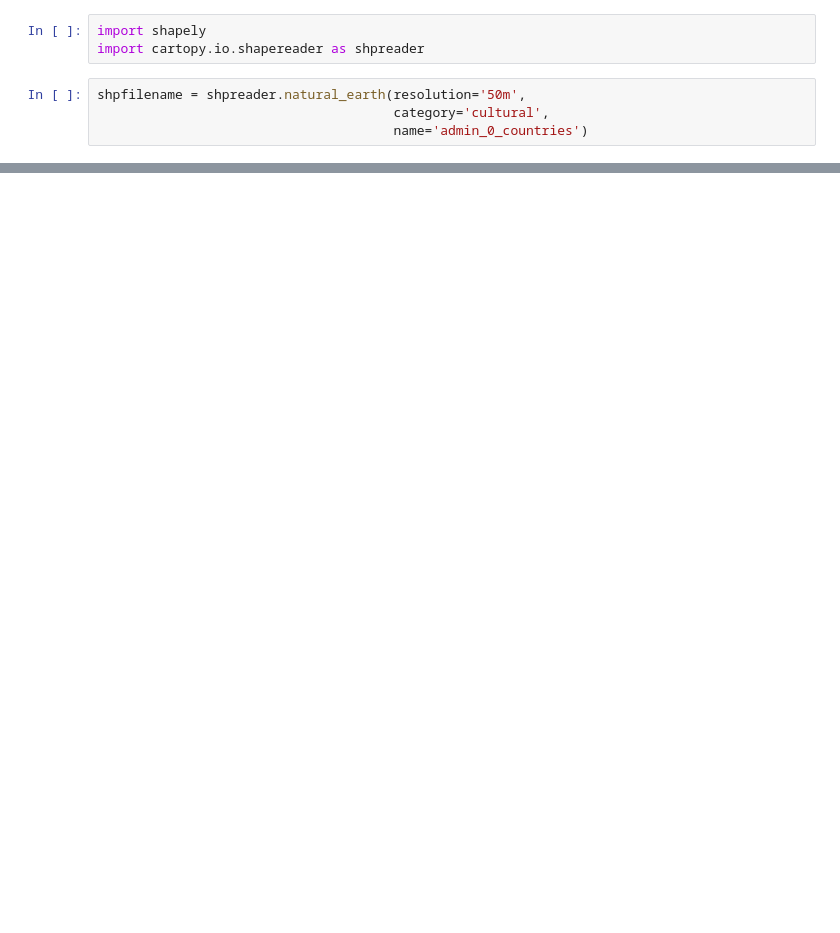
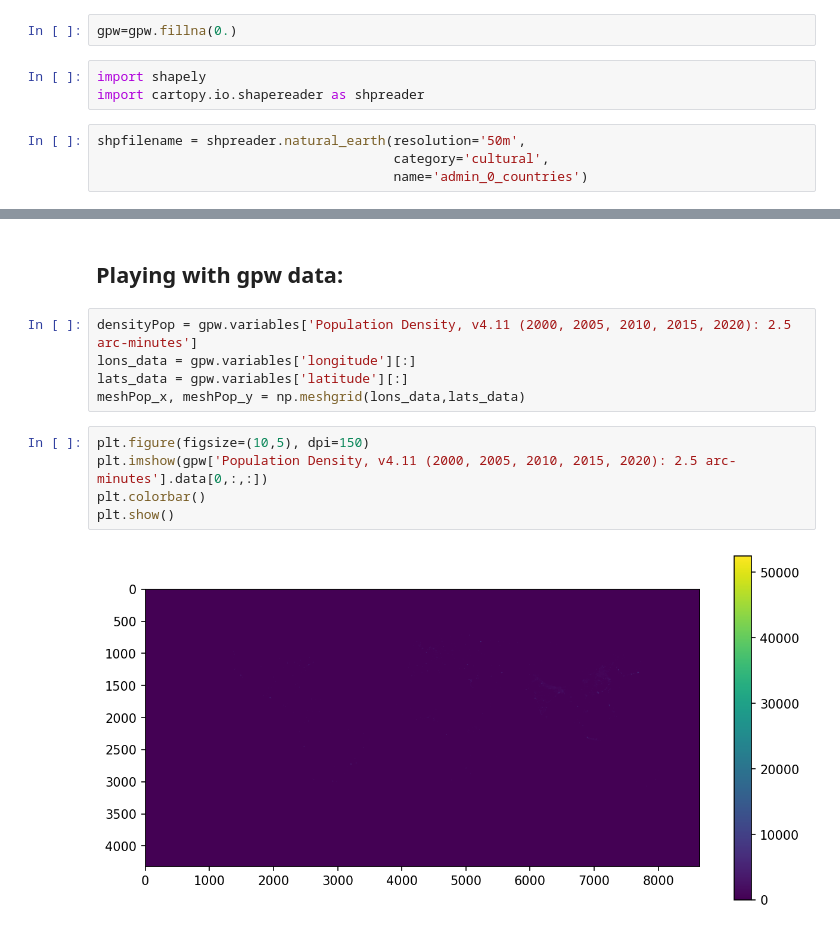
Before and after one commit to fanqi203/plasticparcels, a Jupyter notebook: src/release/create_coastal_release.ipynb, the cells around one changed output, grey strips where cells are left out. Saved outputs shown, nothing was run; the diff lists cells and outputs as text; blank space fills up the shorter version.

```diff
--- a/src/release/create_coastal_release.ipynb
+++ b/src/release/create_coastal_release.ipynb
@@ -98,3 +94,5 @@ lats_data
+# %%
+gpw=gpw.fillna(0.)
 # %%
 import shapely
 import cartopy.io.shapereader as shpreader
@@ -172,0 +176,14 @@ np.setdiff1d(all_country_names, np.stack((country_names, country_names_2)))
+# %% [markdown]
+## Playing with gpw data:
+# %%
+densityPop = gpw.variables['Population Density, v4.11 (2000, 2005, 2010, 2015, 2020): 2.5 arc-minutes']
+lons_data = gpw.variables['longitude'][:]
+lats_data = gpw.variables['latitude'][:]
+meshPop_x, meshPop_y = np.meshgrid(lons_data,lats_data)
+# %%
+plt.figure(figsize=(10,5), dpi=150)
+plt.imshow(gpw['Population Density, v4.11 (2000, 2005, 2010, 2015, 2020): 2.5 arc-minutes'].data[0,:,:])
+plt.colorbar()
+plt.show()
+# %% [output]
+[figure, added]
```
Also changed, not shown: parts of 72 cells of this notebook.
